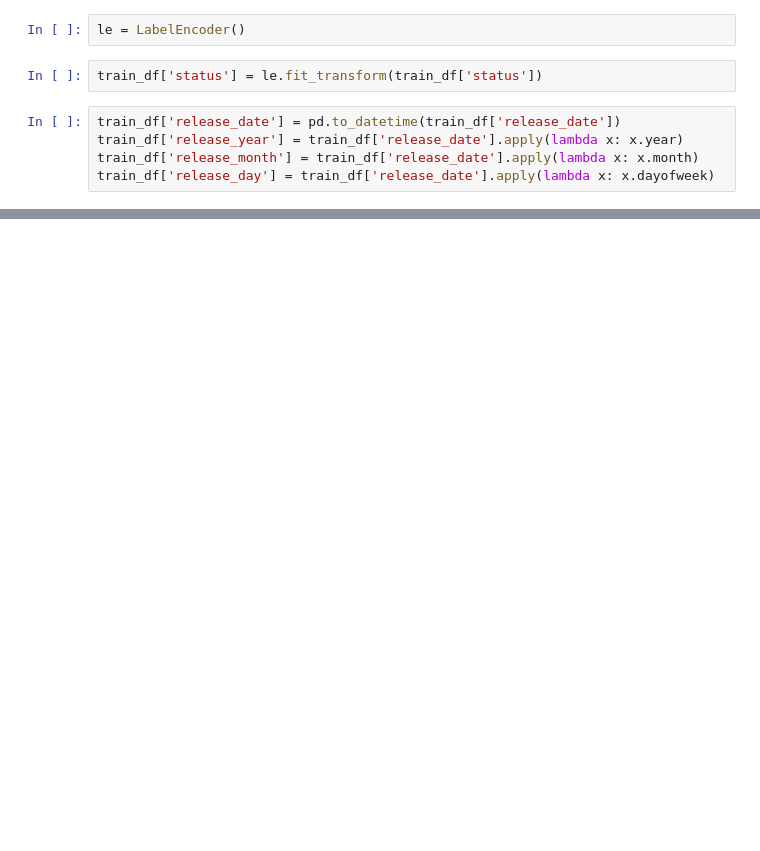
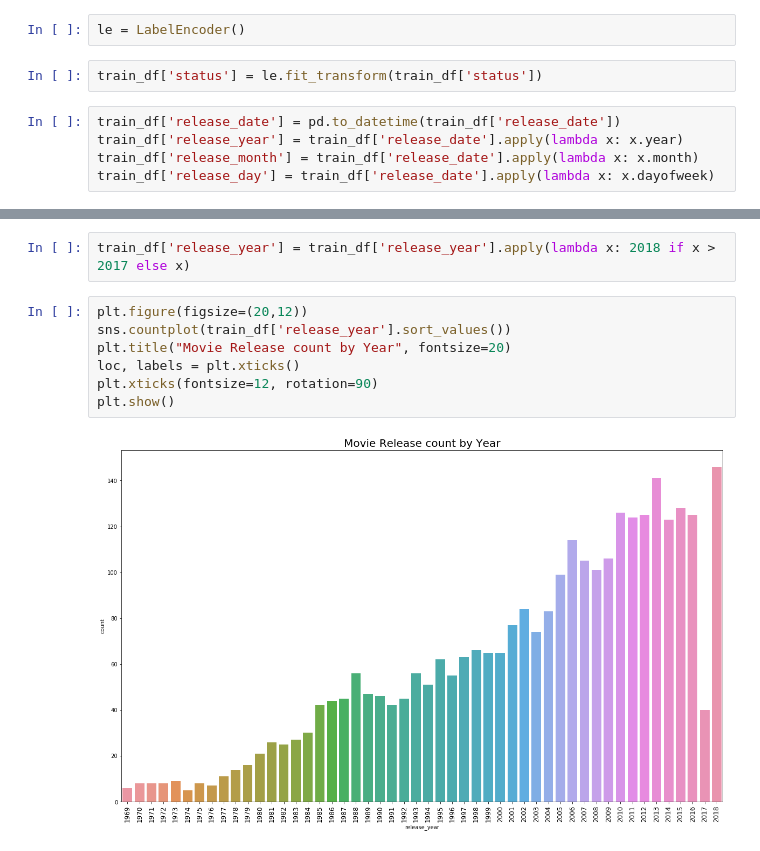
Before and after one commit to kiraplenkin/TMDB_Box_Office_Prediction, a Jupyter notebook: Preprocessing.ipynb, the cells around one changed output, grey strips where cells are left out. Drawn from its saved outputs; the diff is of its cells as text; blank space fills up the shorter version.

```diff
--- a/Preprocessing.ipynb
+++ b/Preprocessing.ipynb
@@ -251,0 +162,11 @@ train_df.head()
+# %%
+train_df['release_year'] = train_df['release_year'].apply(lambda x: 2018 if x > 2017 else x)
+# %%
+plt.figure(figsize=(20,12))
+sns.countplot(train_df['release_year'].sort_values())
+plt.title("Movie Release count by Year", fontsize=20)
+loc, labels = plt.xticks()
+plt.xticks(fontsize=12, rotation=90)
+plt.show()
+# %% [output]
+[figure, added]
```
Also changed, not shown: parts of 34 cells of this notebook, 2 other files.
